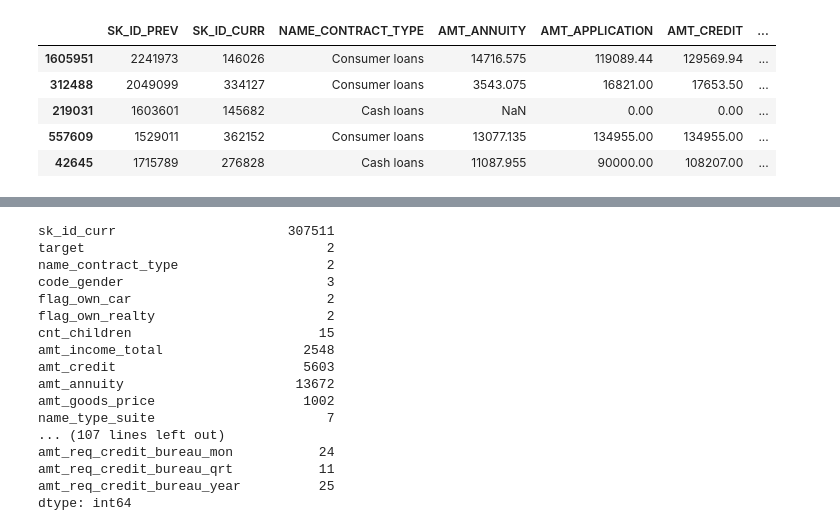
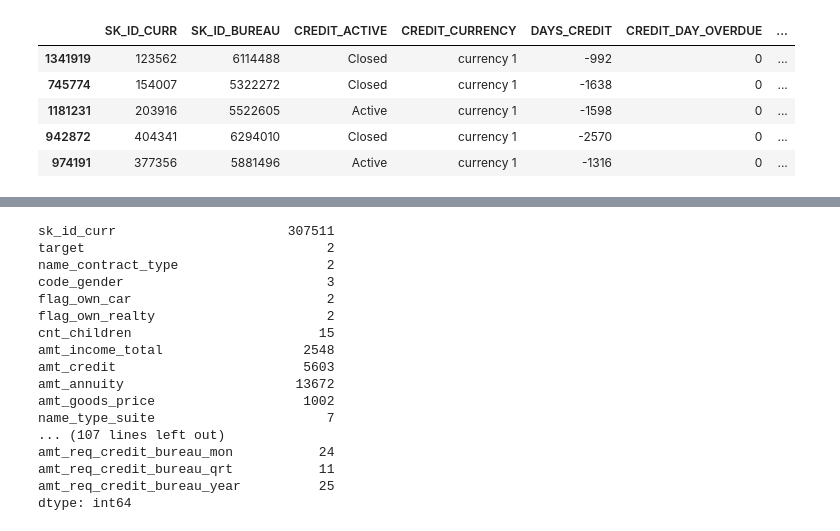
Before and after one commit to desimahesh/mlProject, a Jupyter notebook: MLCapstoneInitial-1.ipynb, the cells around one changed output, grey strips where cells are left out. Drawn from its saved outputs; the diff is of its cells as text; code cells hidden in the pictures.

```diff
--- a/MLCapstoneInitial-1.ipynb
+++ b/MLCapstoneInitial-1.ipynb
@@ -5,21 +5,24 @@ import seaborn as sns
 import numpy as np
 # %%
 bur = pd.read_csv('MLProject/data/bureau.csv')
+bur_bal = pd.read_csv('MLProject/data/bureau_balance.csv')
 #crbal = pd.read_csv('MLProject/data/credit_card_balance.csv')
 #hcr = pd.read_csv('MLProject/data/HomeCredit_columns_description.csv', encoding='ISO-8859-1')
 #inst = pd.read_csv('MLProject/data/installments_payments.csv')
 #POS = pd.read_csv('MLProject/data/installments_payments.csv')
-prev = pd.read_csv('MLProject/data/previous_application.csv')
+#prev = pd.read_csv('MLProject/data/previous_application.csv')
 #samp = pd.read_csv('MLProject/data/sample_submission.csv')
 #bur.sample(5)
-prev.sample(5)
+#prev.sample(5)
-# %% [output]
-|  | SK_ID_PREV | SK_ID_CURR | NAME_CONTRACT_TYPE | AMT_ANNUITY | AMT_APPLICATION | AMT_CREDIT | ... |
-| 1605951 | 2241973 | 146026 | Consumer loans | 14716.575 | 119089.44 | 129569.94 | ... |
-| 312488 | 2049099 | 334127 | Consumer loans | 3543.075 | 16821.00 | 17653.50 | ... |
-| 219031 | 1603601 | 145682 | Cash loans | NaN | 0.00 | 0.00 | ... |
-| 557609 | 1529011 | 362152 | Consumer loans | 13077.135 | 134955.00 | 134955.00 | ... |
-| 42645 | 1715789 | 276828 | Cash loans | 11087.955 | 90000.00 | 108207.00 | ... |
 # %%
 pd.set_option('display.max_columns',None)
 pd.set_option('display.max_rows', None)
+# %%
+bur.sample(5)
+# %% [output]
+|  | SK_ID_CURR | SK_ID_BUREAU | CREDIT_ACTIVE | CREDIT_CURRENCY | DAYS_CREDIT | CREDIT_DAY_OVERDUE | ... |
+| 1341919 | 123562 | 6114488 | Closed | currency 1 | -992 | 0 | ... |
+| 745774 | 154007 | 5322272 | Closed | currency 1 | -1638 | 0 | ... |
+| 1181231 | 203916 | 5522605 | Active | currency 1 | -1598 | 0 | ... |
+| 942872 | 404341 | 6294010 | Closed | currency 1 | -2570 | 0 | ... |
+| 974191 | 377356 | 5881496 | Active | currency 1 | -1316 | 0 | ... |
```
Also changed, not shown: parts of 13 cells of this notebook.
